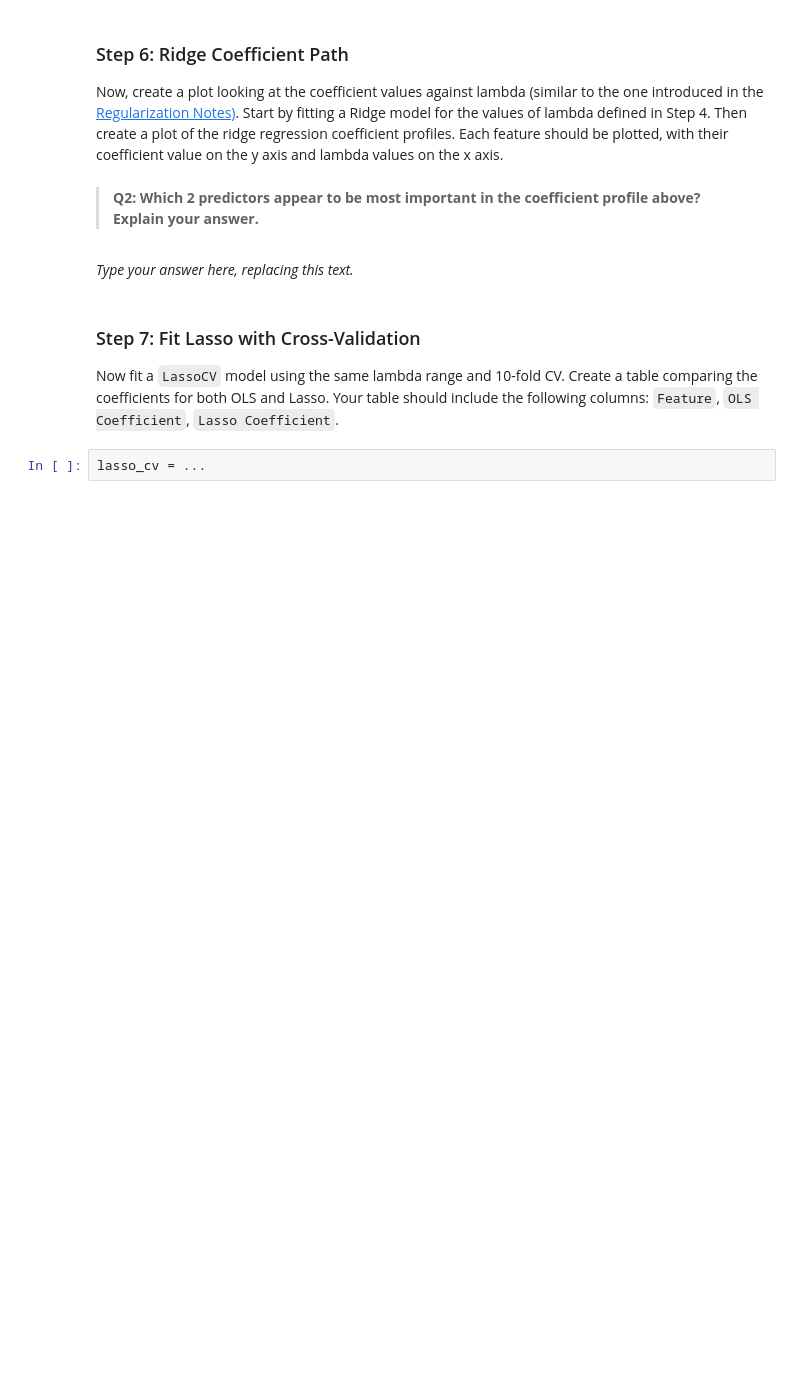
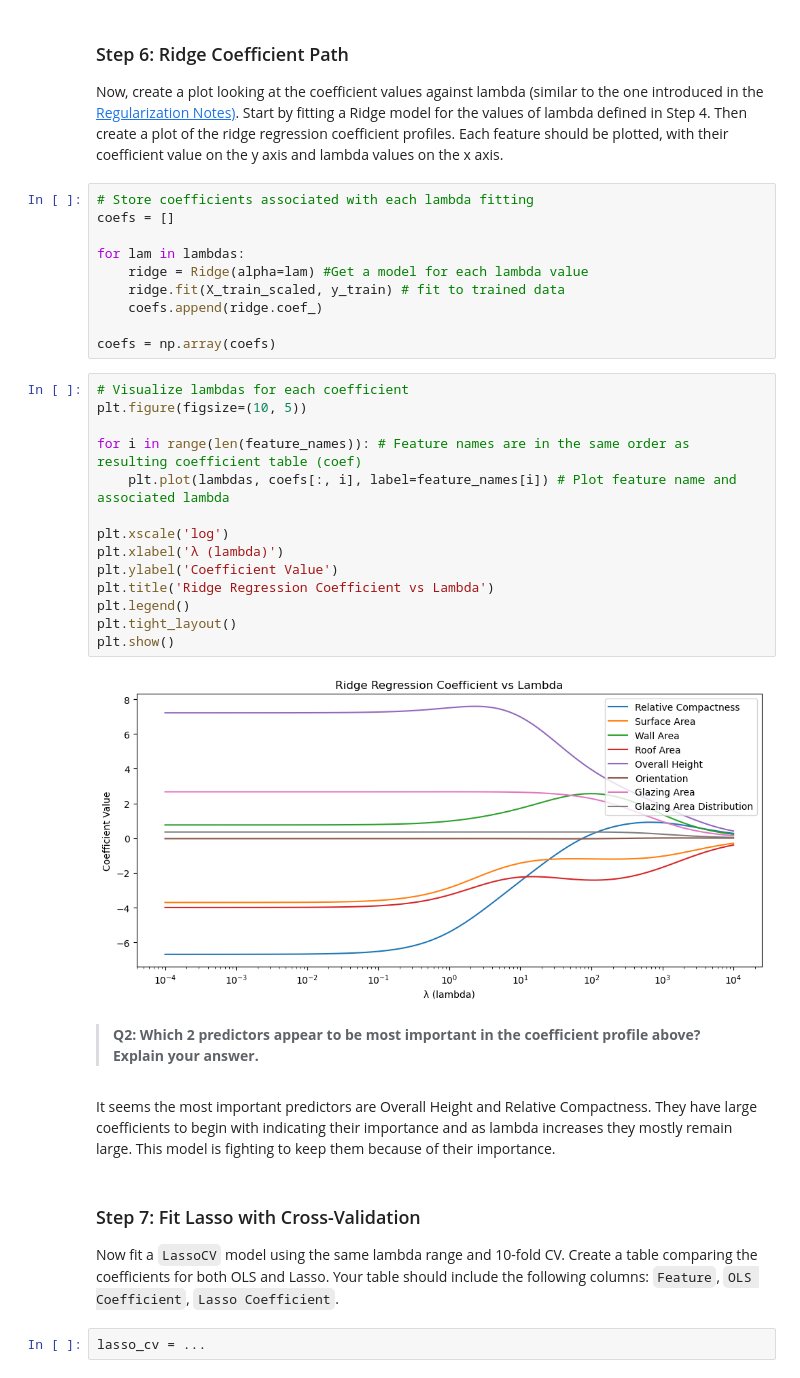
Before and after one commit to richardmonteslemus/eds232-assignment-3, a Jupyter notebook: task1/hw3-task1.ipynb, the cells around one changed output. Saved outputs shown, nothing was run; the diff lists cells and outputs as text; blank space fills up the shorter version.

Commit message:
build ridge regression plot

```diff
--- a/task1/hw3-task1.ipynb
+++ b/task1/hw3-task1.ipynb
@@ -241,10 +223,36 @@ q4 results:
 ### Step 6: Ridge Coefficient Path
 
 Now, create a plot looking at the coefficient values against lambda (similar to the one introduced in the [Regularization Notes)](https://meds-eds-232.github.io/EDS-232-course-website/notes/6_linear_model_selection_and_regularization/6_linear_model_selection_and_regularization-NOTES.html). Start by fitting a Ridge model for the values of lambda defined in Step 4. Then create a plot of the ridge regression coefficient profiles. Each feature should be plotted, with their coefficient value on the y axis and lambda values on the x axis.
+# %%
+# Store coefficients associated with each lambda fitting
+coefs = []
+
+for lam in lambdas:
+    ridge = Ridge(alpha=lam) #Get a model for each lambda value
+    ridge.fit(X_train_scaled, y_train) # fit to trained data
+    coefs.append(ridge.coef_)
+
+coefs = np.array(coefs)
+# %%
+# Visualize lambdas for each coefficient
+plt.figure(figsize=(10, 5))
+
+for i in range(len(feature_names)): # Feature names are in the same order as resulting coefficient table (coef)
+    plt.plot(lambdas, coefs[:, i], label=feature_names[i]) # Plot feature name and associated lambda
+
+plt.xscale('log')
+plt.xlabel('λ (lambda)')
+plt.ylabel('Coefficient Value')
+plt.title('Ridge Regression Coefficient vs Lambda')
+plt.legend()
+plt.tight_layout()
+plt.show()
+# %% [output]
+[figure, added]
 # %% [markdown]
 > **Q2: Which 2 predictors appear to be most important in the coefficient profile above? Explain your answer.**
 # %% [markdown]
-_Type your answer here, replacing this text._
+It seems the most important predictors are Overall Height and Relative Compactness. They have large coefficients to begin with indicating their importance and as lambda increases they mostly remain large. This model is fighting to keep them because of their importance.
 # %% [markdown]
 <!-- END QUESTION -->
 
```
Also changed, not shown: parts of 4 cells of this notebook.
